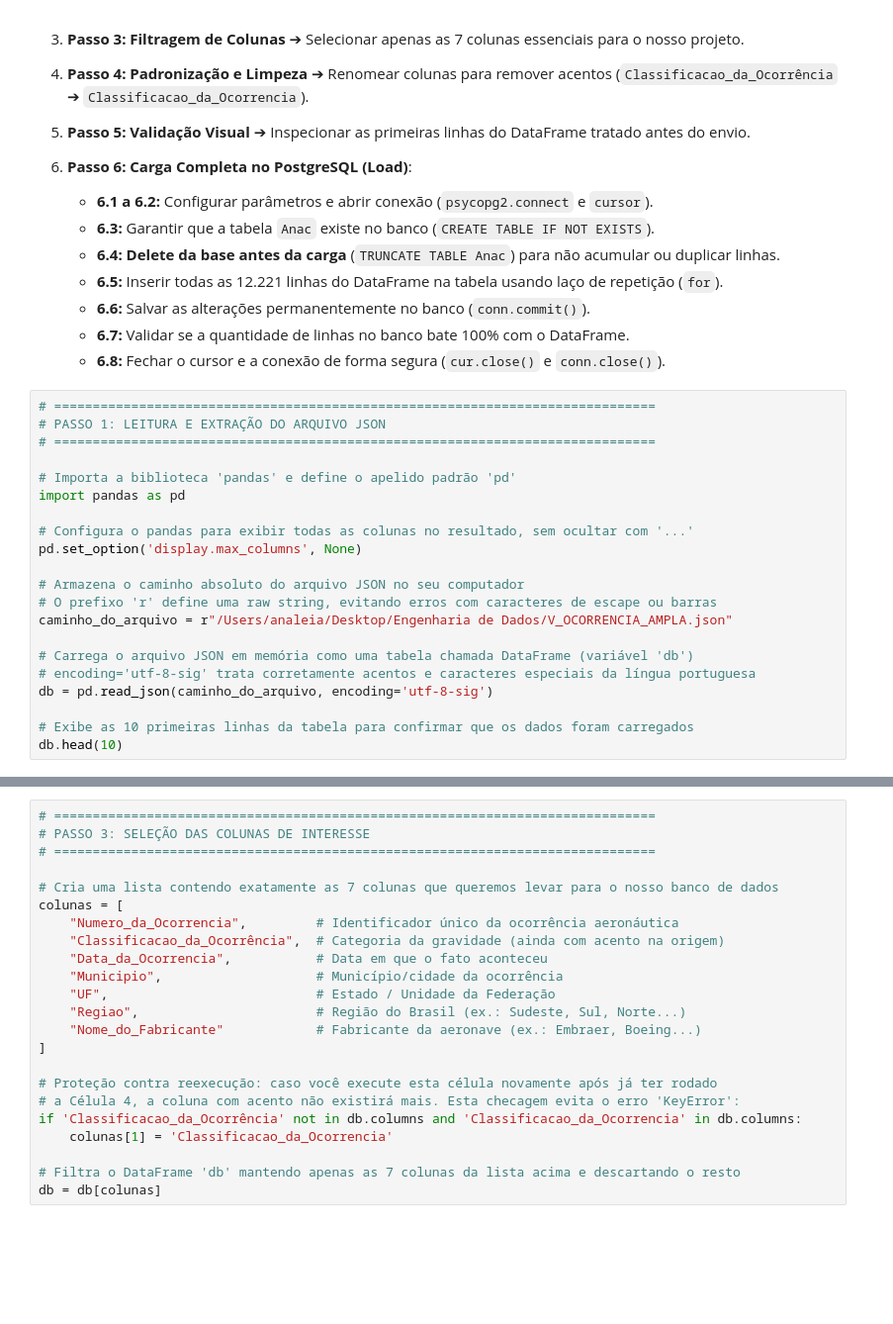
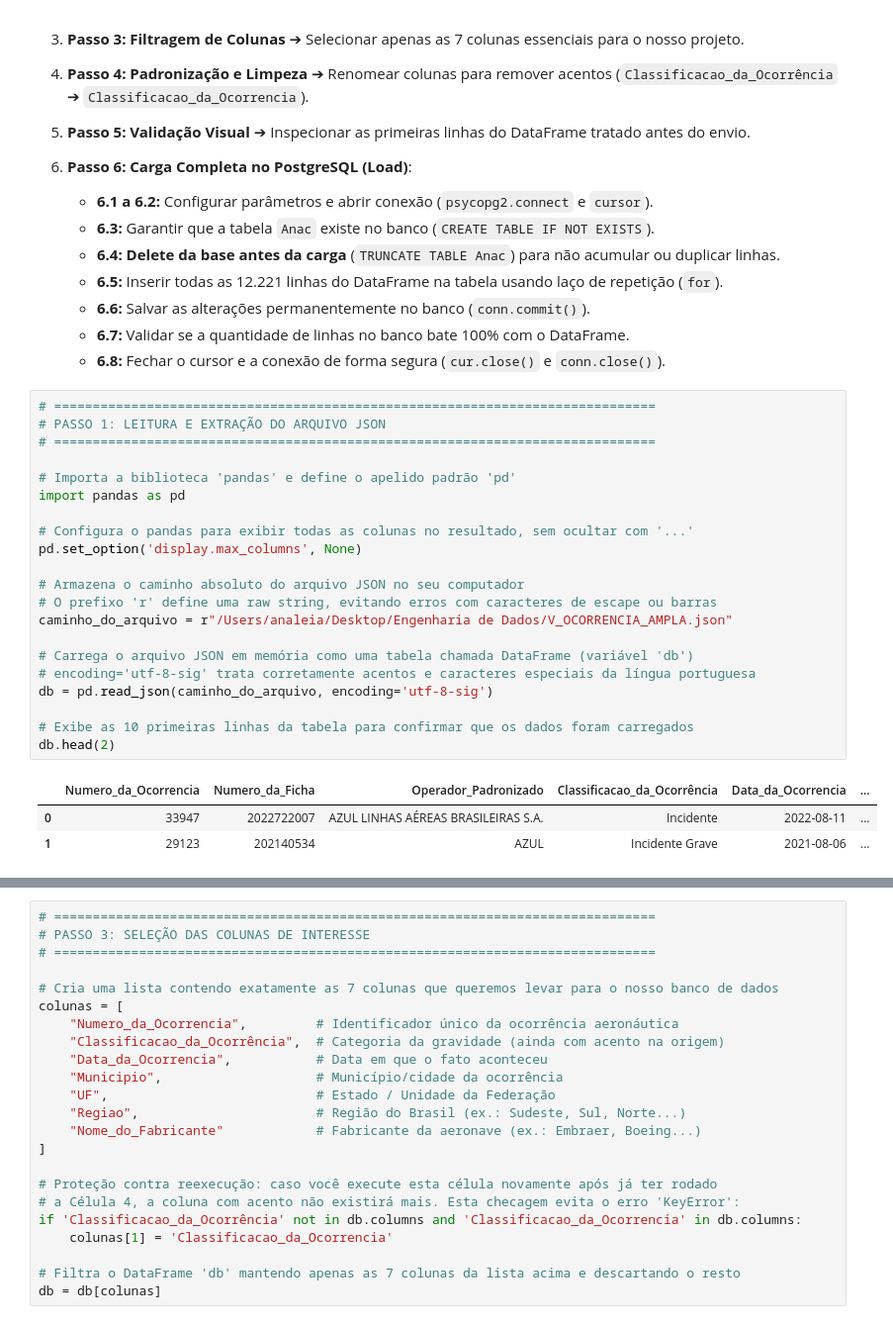
Before and after one commit to Analeia/Projeto-Anac-, a Jupyter notebook: Postgree/2.Scripts/4.Enviando dados para o Postgree.ipynb, the cells around one changed output, grey strips where cells are left out. Shown at 99% size. Cells and saved outputs as stored; diff of their text form; blank space fills up the shorter version.

```diff
--- a/Postgree/2.Scripts/4.Enviando dados para o Postgree.ipynb
+++ b/Postgree/2.Scripts/4.Enviando dados para o Postgree.ipynb
@@ -28,24 +28,28 @@ Este notebook executa o processo completo de **ETL (Extract, Transform, Load)**
 # %%
 # ==============================================================================
 # PASSO 1: LEITURA E EXTRAÇÃO DO ARQUIVO JSON
 # ==============================================================================
 
 # Importa a biblioteca 'pandas' e define o apelido padrão 'pd'
 import pandas as pd
 
 # Configura o pandas para exibir todas as colunas no resultado, sem ocultar com '...'
 pd.set_option('display.max_columns', None)
 
 # Armazena o caminho absoluto do arquivo JSON no seu computador
 # O prefixo 'r' define uma raw string, evitando erros com caracteres de escape ou barras
 caminho_do_arquivo = r"/Users/analeia/Desktop/Engenharia de Dados/V_OCORRENCIA_AMPLA.json"
 
 # Carrega o arquivo JSON em memória como uma tabela chamada DataFrame (variável 'db')
 # encoding='utf-8-sig' trata corretamente acentos e caracteres especiais da língua portuguesa
 db = pd.read_json(caminho_do_arquivo, encoding='utf-8-sig')
 
 # Exibe as 10 primeiras linhas da tabela para confirmar que os dados foram carregados
-db.head(10)
+db.head(2)
+# %% [output]
+|  | Numero_da_Ocorrencia | Numero_da_Ficha | Operador_Padronizado | Classificacao_da_Ocorrência | Data_da_Ocorrencia | ... |
+| 0 | 33947 | 2022722007 | AZUL LINHAS AÉREAS BRASILEIRAS S.A. | Incidente | 2022-08-11 | ... |
+| 1 | 29123 | 202140534 | AZUL | Incidente Grave | 2021-08-06 | ... |
 # %%
 # ==============================================================================
 # PASSO 2: INSPEÇÃO DAS COLUNAS ORIGINAIS
```
Also changed, not shown: parts of 2 cells of this notebook, 9 other files.
